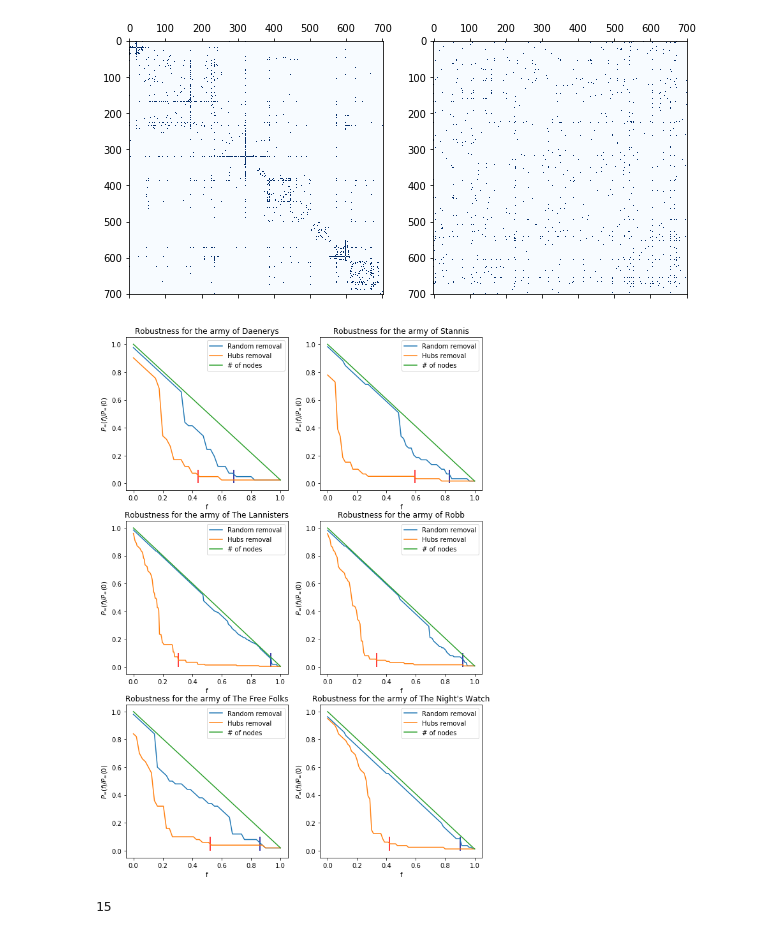
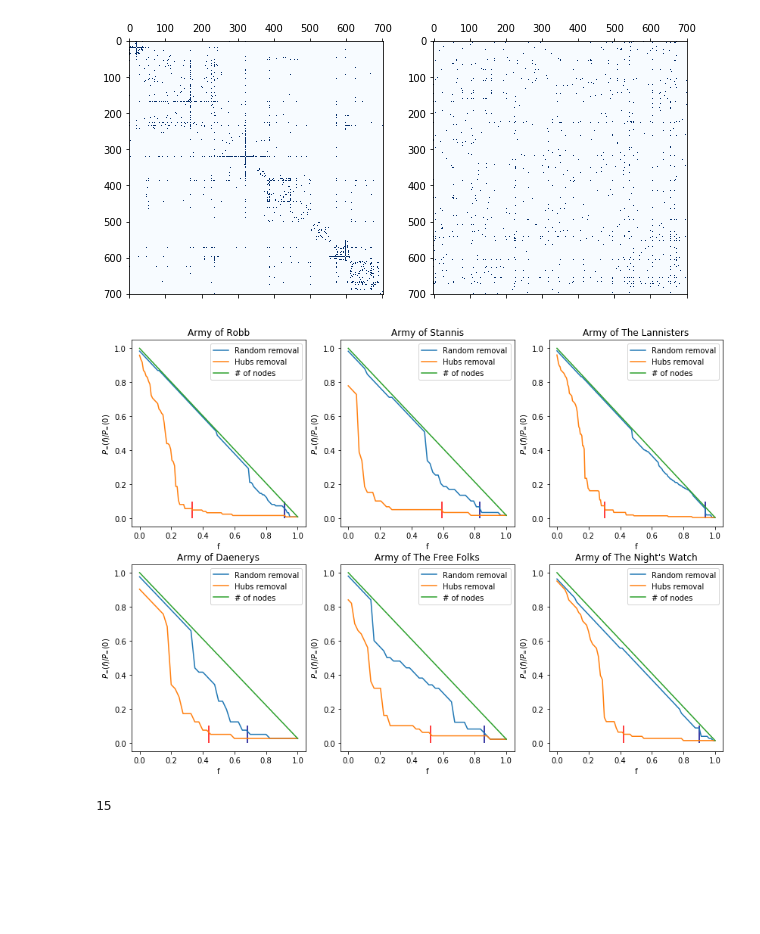
Before and after one commit to Dan8991/A-Storm-of-Nodes, a Jupyter notebook: got_network2.ipynb, the cells around one changed output. Cells and saved outputs as stored; diff of their text form; code cells hidden in the pictures; blank space fills up the shorter version.

```diff
--- a/got_network2.ipynb
+++ b/got_network2.ipynb
@@ -407,7 +419,7 @@ def check_army_robustness(A, army, ax, name):
     ax.vlines(break_random/N, 0, 0.1, colors="darkblue")
     ax.vlines(break_attack/N, 0, 0.1, colors="red")
     ax.set_xlabel("f")
-    ax.set_title(f"Robustness for the army of {name}")
+    ax.set_title(f"Army of {name}")
     ax.legend([
         "Random removal",
         "Hubs removal",
@@ -415,16 +427,16 @@ def check_army_robustness(A, army, ax, name):
     ])
     ax.set_ylabel("$P_\infty(f)/P_\infty(0)$")
 # %%
-fig, axs = plt.subplots(3,2, figsize=(10,15))
+fig, axs = plt.subplots(2, 3, figsize=(14,10))
 #plotting the robustness of the armies
-check_army_robustness(A, armies["Daenerys"], axs[0, 0], "Daenerys")
+check_army_robustness(A, armies["Daenerys"], axs[1, 0], "Daenerys")
 check_army_robustness(A, armies["Stannis"], axs[0, 1], "Stannis")
-check_army_robustness(A, armies["Lannisters"], axs[1, 0], "The Lannisters")
-check_army_robustness(A, armies["Robb"], axs[1, 1], "Robb")
-check_army_robustness(A, armies["Free Folks"], axs[2, 0], "The Free Folks")
-check_army_robustness(A, armies["Night's watch"], axs[2, 1], "The Night's Watch")
+check_army_robustness(A, armies["Lannisters"], axs[0, 2], "The Lannisters")
+check_army_robustness(A, armies["Robb"], axs[0, 0], "Robb")
+check_army_robustness(A, armies["Free Folks"], axs[1, 1], "The Free Folks")
+check_army_robustness(A, armies["Night's watch"], axs[1, 2], "The Night's Watch")
 # %% [output]
-[figure, old version]
+[figure, new version]
 # %%
 #finding the communities thanks to spectral clustering
 f = nw.spectral_clustering_reordering
```
Also changed, not shown: parts of 14 cells of this notebook.
